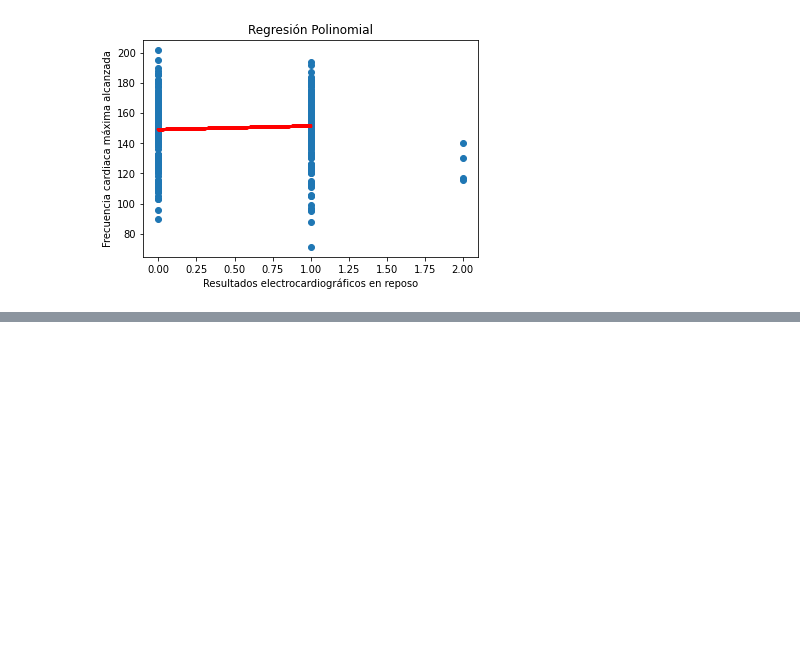
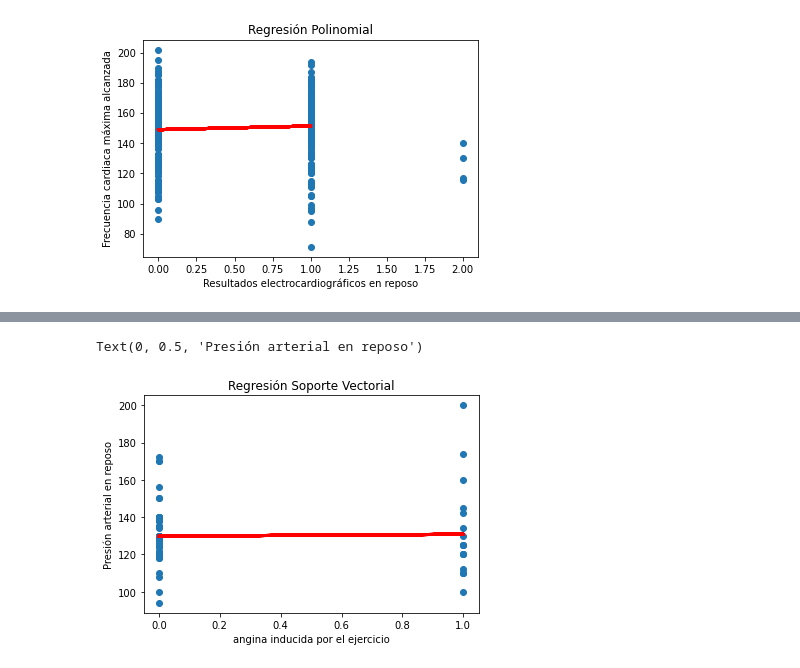
Before and after one commit to FelipeGualdron/Programacion, a Jupyter notebook: Proyecto_final_programacion.ipynb, the cells around one changed output, grey strips where cells are left out. Cells and saved outputs as stored; diff of their text form; code cells hidden in the pictures; blank space fills up the shorter version.

Commit message:
Regresión vectorial

```diff
--- a/Proyecto_final_programacion.ipynb
+++ b/Proyecto_final_programacion.ipynb
@@ -448,0 +483,22 @@ Text(0, 0.5, 'Frecuencia cardiaca máxima alcanzada')
+# %%
+# Seleccionar X y Y en base de datos
+x = boston.exng[:,  np.newaxis, ]
+y = boston.trtbps
+# %%
+# Particionar datos
+X_train, X_test, y_train, y_test = train_test_split(x, y, test_size=0.2, random_state=0)
+# %%
+# Modelo de regresión de soporte vectorial
+svr = SVR(kernel='linear',C=1.0,epsilon=0.2)
+svr.fit(X_train,y_train)
+y_pred = svr.predict(X_test)
+# %%
+#Grafica de regresión de soporte vectorial realizando una comparación entre la angina inducida por el ejercicio y la presión arterial en reposo
+plt.scatter(X_test,y_test)
+plt.plot(X_test,y_pred,color='red',linewidth=3)
+plt.title('Regresión Soporte Vectorial')
+plt.xlabel('angina inducida por el ejercicio')
+plt.ylabel('Presión arterial en reposo')
+# %% [output]
+Text(0, 0.5, 'Presión arterial en reposo')
+[figure, added]
```
Also changed, not shown: parts of 3 cells of this notebook.
